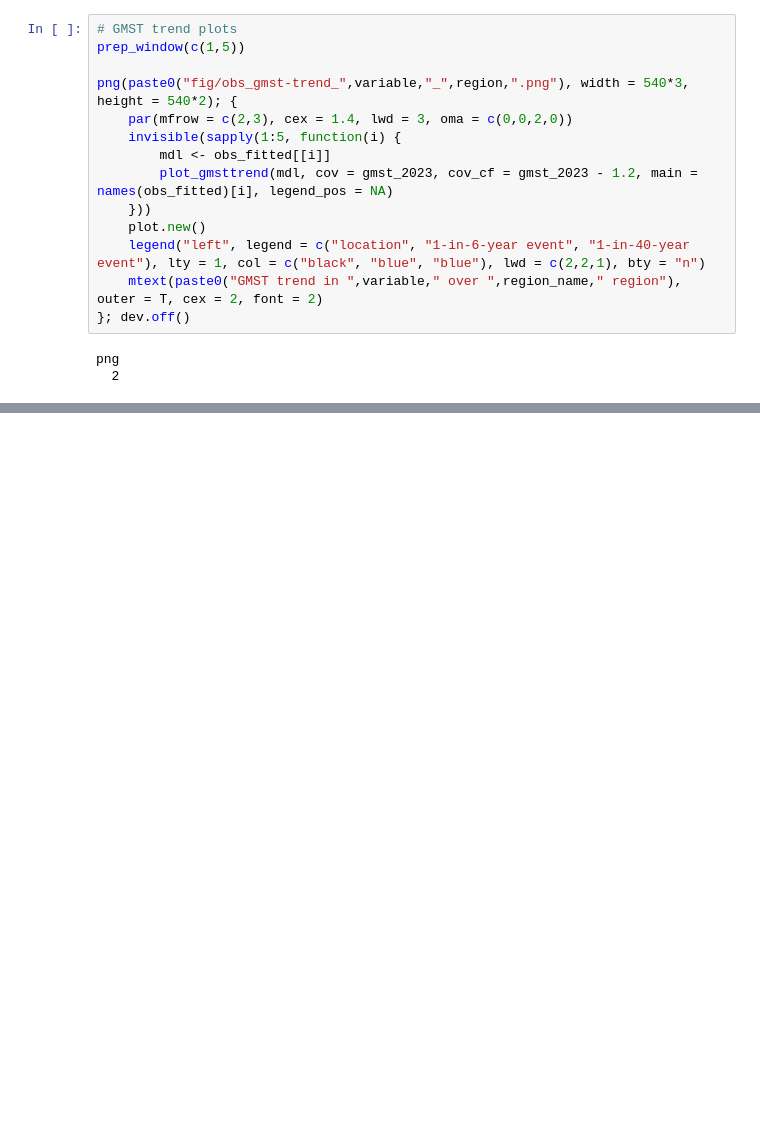
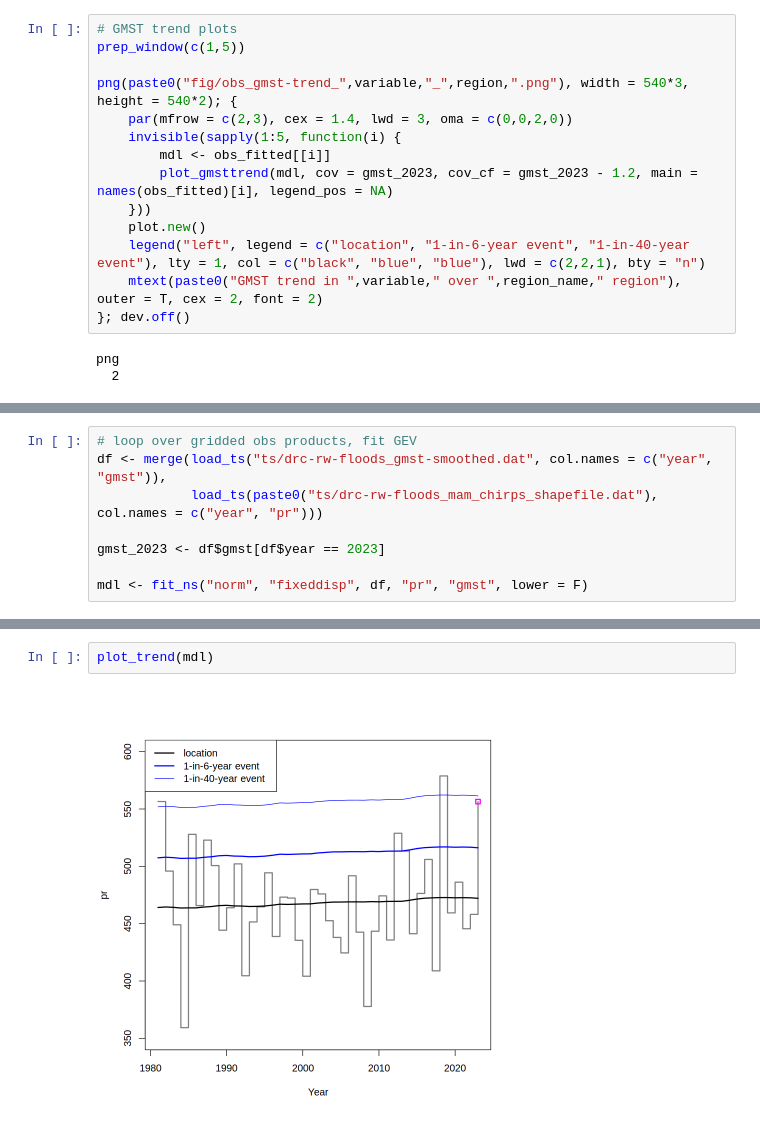
Before and after one commit to clairbarnes/wwa-archive, a Jupyter notebook: 23-04_DRC-Rwanda-floods/DRC-Rwanda_floods_0R_working.ipynb, the cells around one changed output, grey strips where cells are left out. Cells and saved outputs as stored; diff of their text form; blank space fills up the shorter version.

```diff
--- a/23-04_DRC-Rwanda-floods/DRC-Rwanda_floods_0R_working.ipynb
+++ b/23-04_DRC-Rwanda-floods/DRC-Rwanda_floods_0R_working.ipynb
@@ -152,0 +229,8 @@ png
+# %%
+# loop over gridded obs products, fit GEV
+df <- merge(load_ts("ts/drc-rw-floods_gmst-smoothed.dat", col.names = c("year", "gmst")),
+            load_ts(paste0("ts/drc-rw-floods_mam_chirps_shapefile.dat"), col.names = c("year", "pr")))
+
+gmst_2023 <- df$gmst[df$year == 2023]
+
+mdl <- fit_ns("norm", "fixeddisp", df, "pr", "gmst", lower = F)
@@ -152,0 +261,4 @@ png
+# %%
+plot_trend(mdl)
+# %% [output]
+[figure, added]
```
Also changed, not shown: parts of 13 cells of this notebook, 4 other files.
